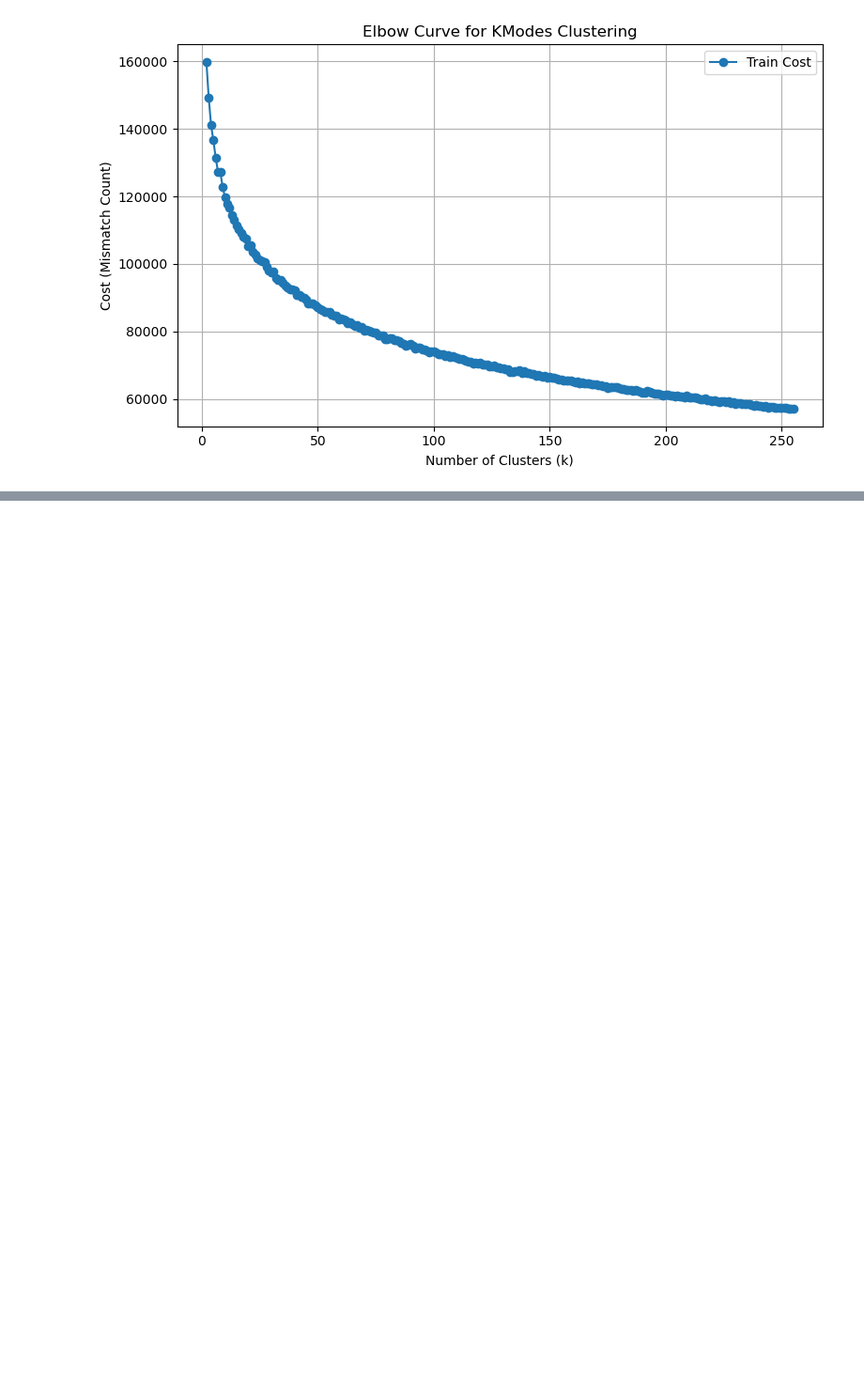
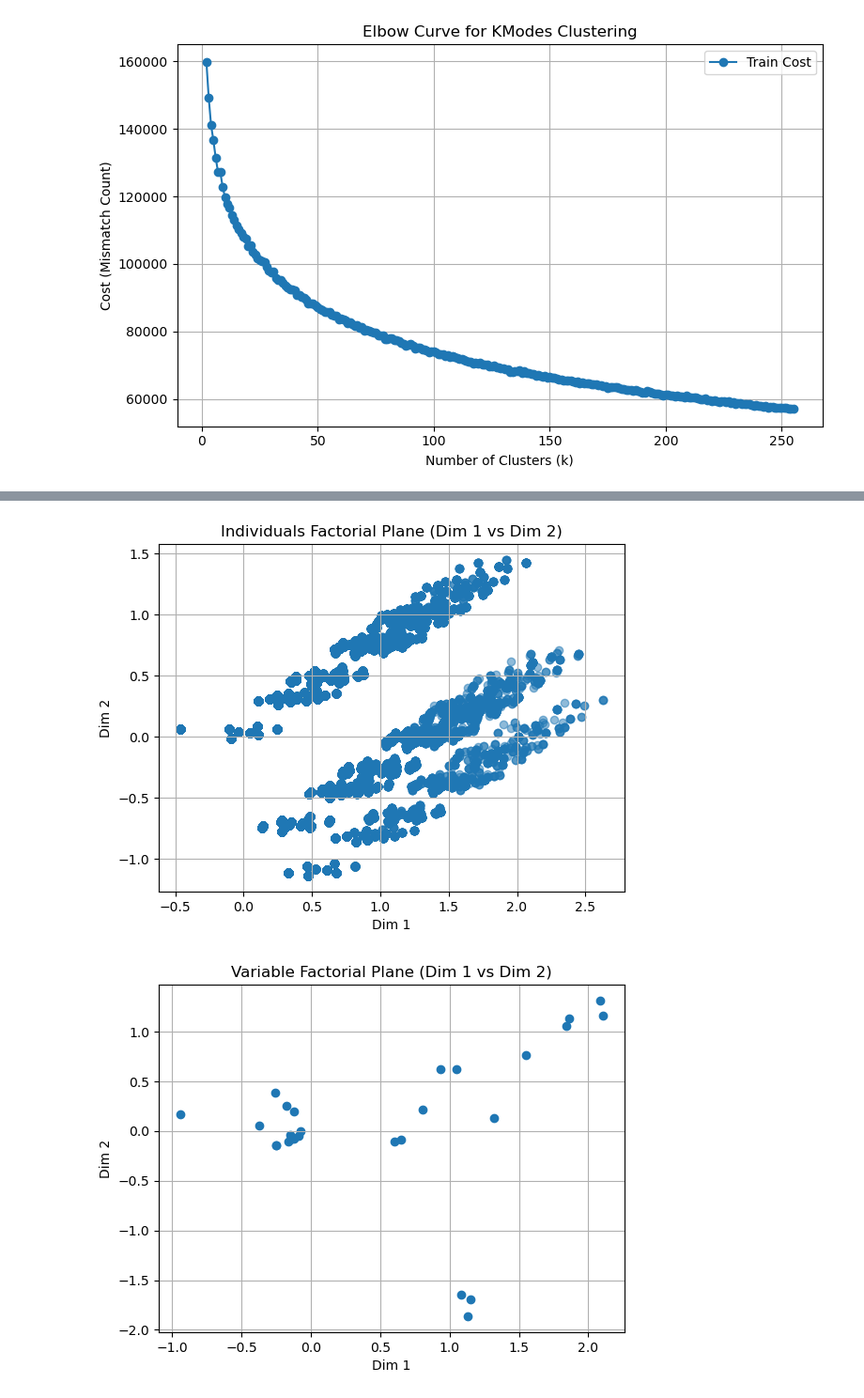
Before and after one commit to sksizer/dat_490, a Jupyter notebook: rq3.ipynb, the cells around one changed output, grey strips where cells are left out. Shown at 94% size. Saved outputs shown, nothing was run; the diff lists cells and outputs as text; code cells hidden in the pictures; blank space fills up the shorter version.

```diff
--- a/rq3.ipynb
+++ b/rq3.ipynb
@@ -555,0 +637,24 @@ NameError: name 'rq3_all_tresults' is not defined
+# %%
+mca = prince.MCA(n_components=2, random_state=42)
+mca = mca.fit(df_train)
+
+# For individuals
+mca_row_coords = mca.row_coordinates(df_train)
+plt.scatter(mca_row_coords[0], mca_row_coords[1], alpha=0.5)
+plt.title("Individuals Factorial Plane (Dim 1 vs Dim 2)")
+plt.xlabel("Dim 1")
+plt.ylabel("Dim 2")
+plt.grid(True)
+plt.show()
+
+# For variables
+mca_col_coords = mca.column_coordinates(df_train)
+plt.scatter(mca_col_coords[0], mca_col_coords[1])
+plt.title("Variable Factorial Plane (Dim 1 vs Dim 2)")
+plt.xlabel("Dim 1")
+plt.ylabel("Dim 2")
+plt.grid(True)
+plt.show()
+# %% [output]
+[figure, added]
+[figure, added]
```
Also changed, not shown: parts of 7 cells of this notebook, 1 other file.
